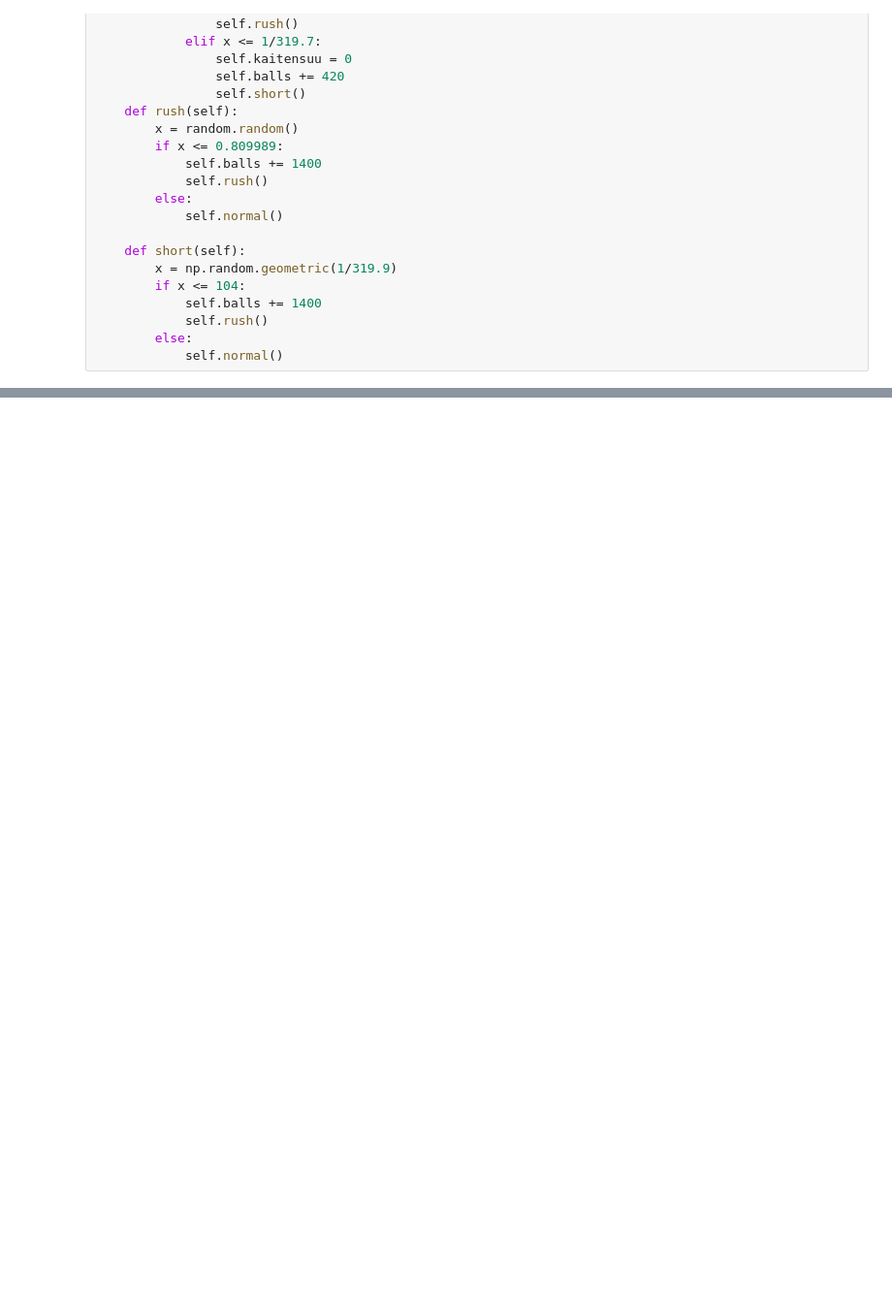
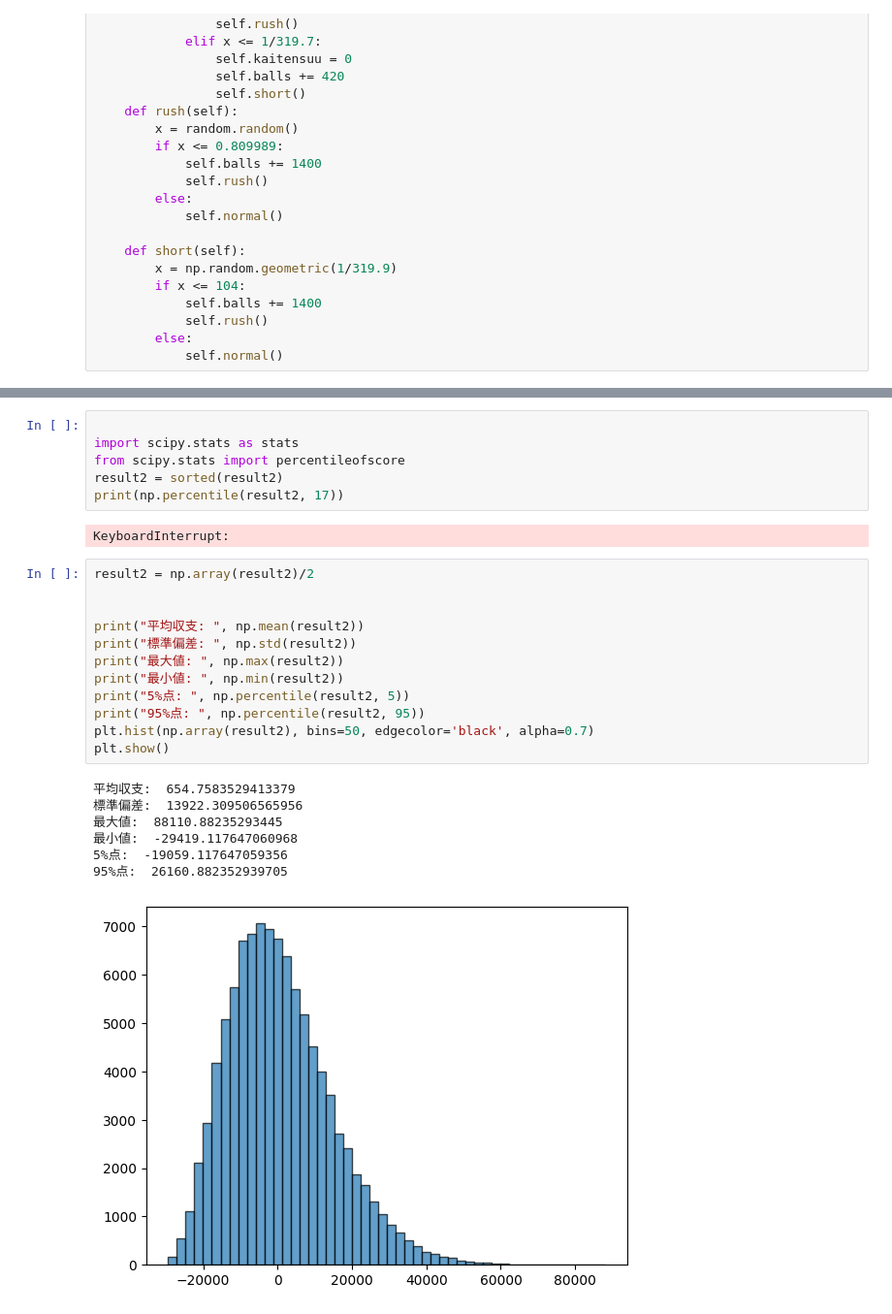
Before and after one commit to yuzomesu/pachi, a Jupyter notebook: arasa/EVA.ipynb, the cells around one changed output, grey strips where cells are left out. Shown at 97% size. Saved outputs shown, nothing was run; the diff lists cells and outputs as text; blank space fills up the shorter version.

```diff
--- a/arasa/EVA.ipynb
+++ b/arasa/EVA.ipynb
@@ -57,0 +81,28 @@ class spec:
+# %%
+
+import scipy.stats as stats
+from scipy.stats import percentileofscore
+result2 = sorted(result2)
+print(np.percentile(result2, 17))
+# %% [output]
+KeyboardInterrupt:
+# %%
+result2 = np.array(result2)/2
+
+
+print("平均収支: ", np.mean(result2))
+print("標準偏差: ", np.std(result2))
+print("最大値: ", np.max(result2))
+print("最小値: ", np.min(result2))
+print("5%点: ", np.percentile(result2, 5))
+print("95%点: ", np.percentile(result2, 95))
+plt.hist(np.array(result2), bins=50, edgecolor='black', alpha=0.7)
+plt.show()
+# %% [output]
+平均収支:  654.7583529413379
+標準偏差:  13922.309506565956
+最大値:  88110.88235293445
+最小値:  -29419.117647060968
+5%点:  -19059.117647059356
+95%点:  26160.882352939705
+[figure, added]
```
Also changed, not shown: parts of 6 cells of this notebook, 2 other files.
